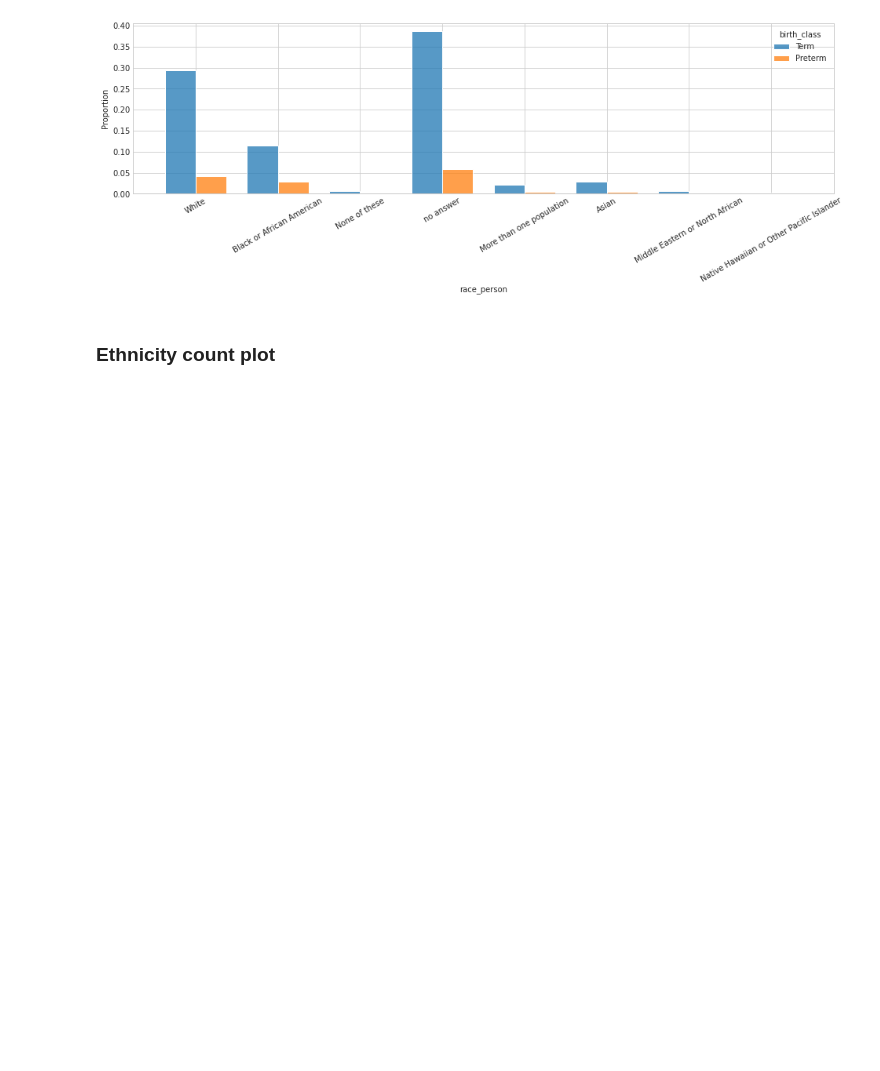
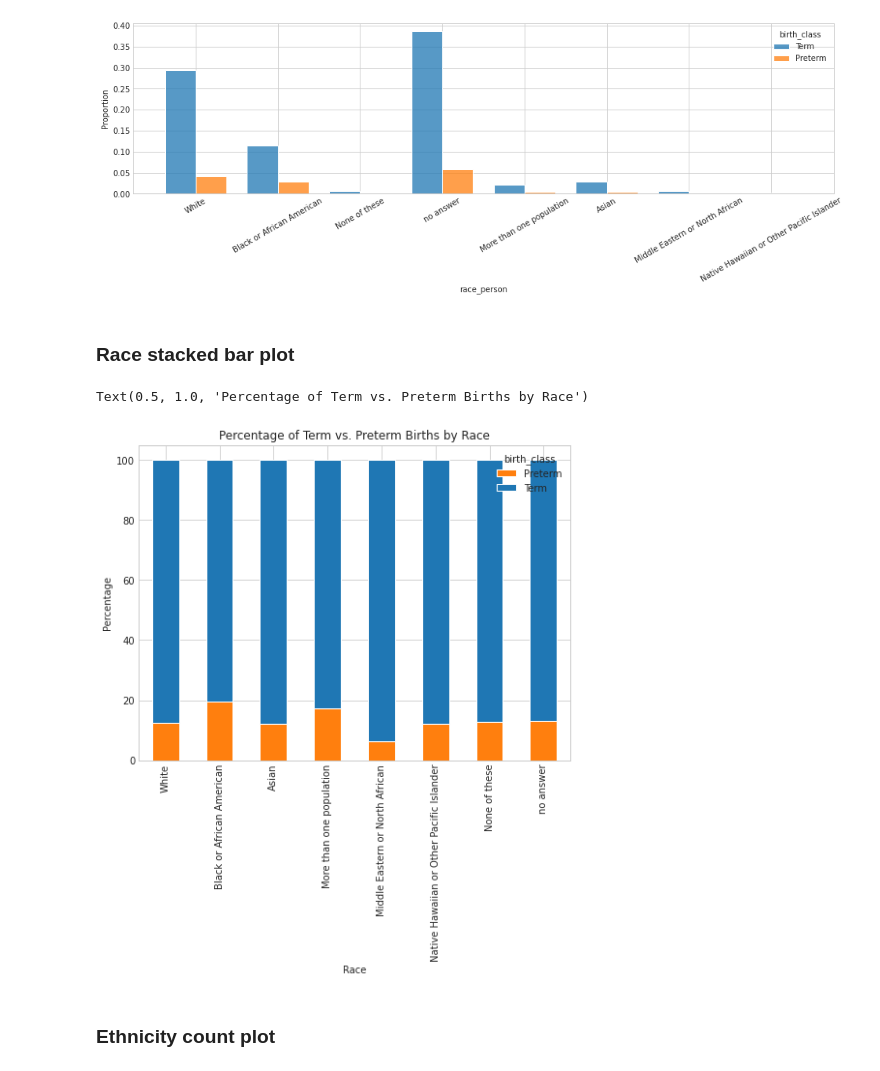
Before and after one commit to kgrillaert/preterm_birth, a Jupyter notebook: 02.Exploratory_Data_Analysis/EDA_Demographics.ipynb, the cells around one changed output. Cells and saved outputs as stored; diff of their text form; code cells hidden in the pictures; blank space fills up the shorter version.

Commit message:
Figures for presentation

```diff
--- a/02.Exploratory_Data_Analysis/EDA_Demographics.ipynb
+++ b/02.Exploratory_Data_Analysis/EDA_Demographics.ipynb
@@ -341,6 +341,29 @@ plt.xticks(rotation=30)
 plt.show()
 # %% [output]
 [figure]
+# %% [markdown]
+### Race stacked bar plot
+# %%
+# calculate percentage of term vs. preterm by category, then make stacked bar plot
+
+grouped_race = birth.groupby('race_person')['birth_class'].value_counts(normalize=True).unstack().fillna(0) * 100
+
+# Define colors for 'Term' and 'Preterm'
+term_color = '#1f77b4'  # Blue
+preterm_color = '#ff7f0e'  # Orange
+
+category_order = ['White','Black or African American', 'Asian','More than one population','Middle Eastern or North African','Native Hawaiian or Other Pacific Islander','None of these', 'no answer']
+
+# Create a stacked bar plot
+ax = grouped_race.loc[category_order].plot(kind='bar', stacked=True, figsize=(8, 6), color=[preterm_color, term_color])
+
+# Set labels and title
+plt.xlabel('Race')
+plt.ylabel('Percentage')
+plt.title('Percentage of Term vs. Preterm Births by Race')
+# %% [output]
+Text(0.5, 1.0, 'Percentage of Term vs. Preterm Births by Race')
+[figure, added]
 # %% [markdown]
 ### Ethnicity count plot
 # %%
```
Also changed, not shown: parts of 8 cells of this notebook, 1 other file.
